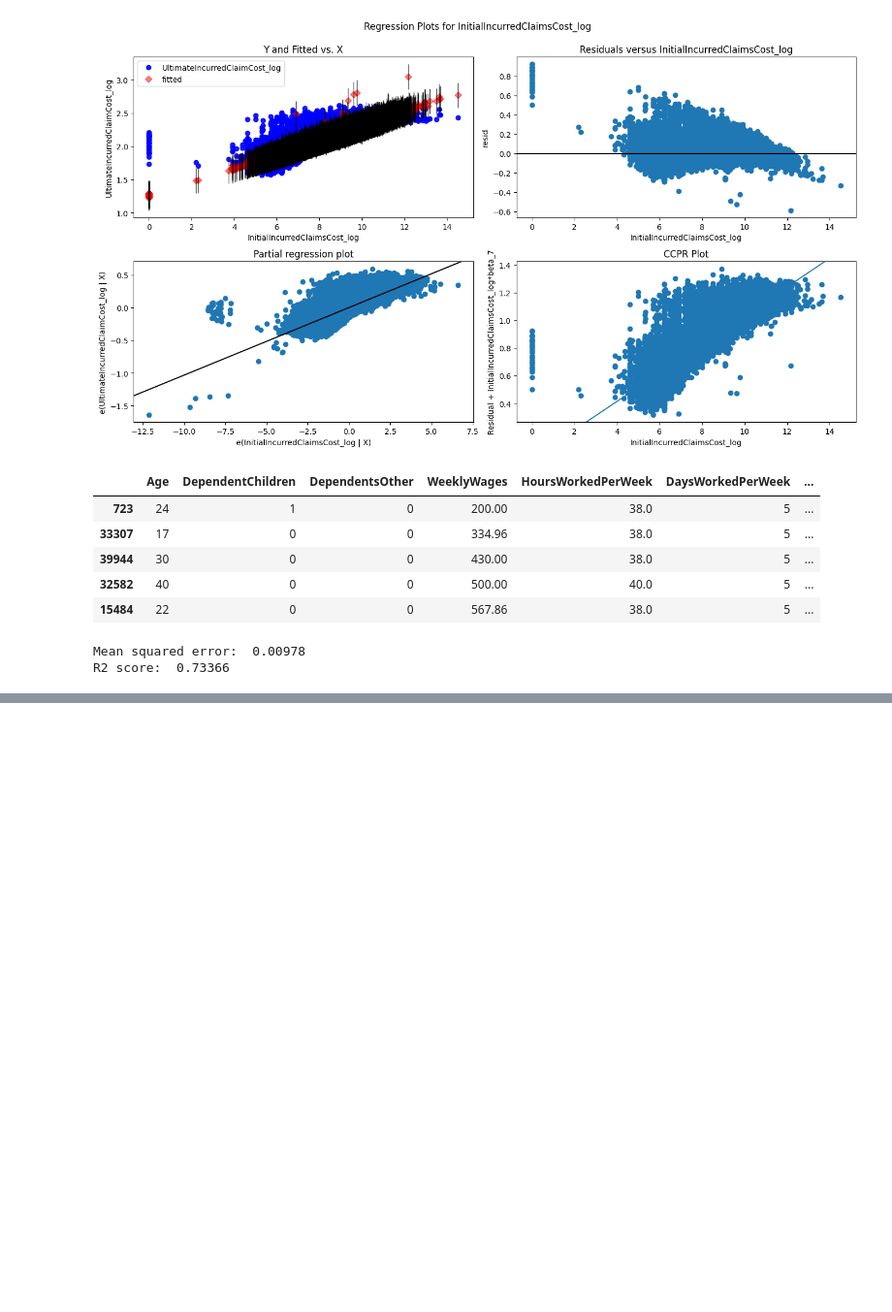
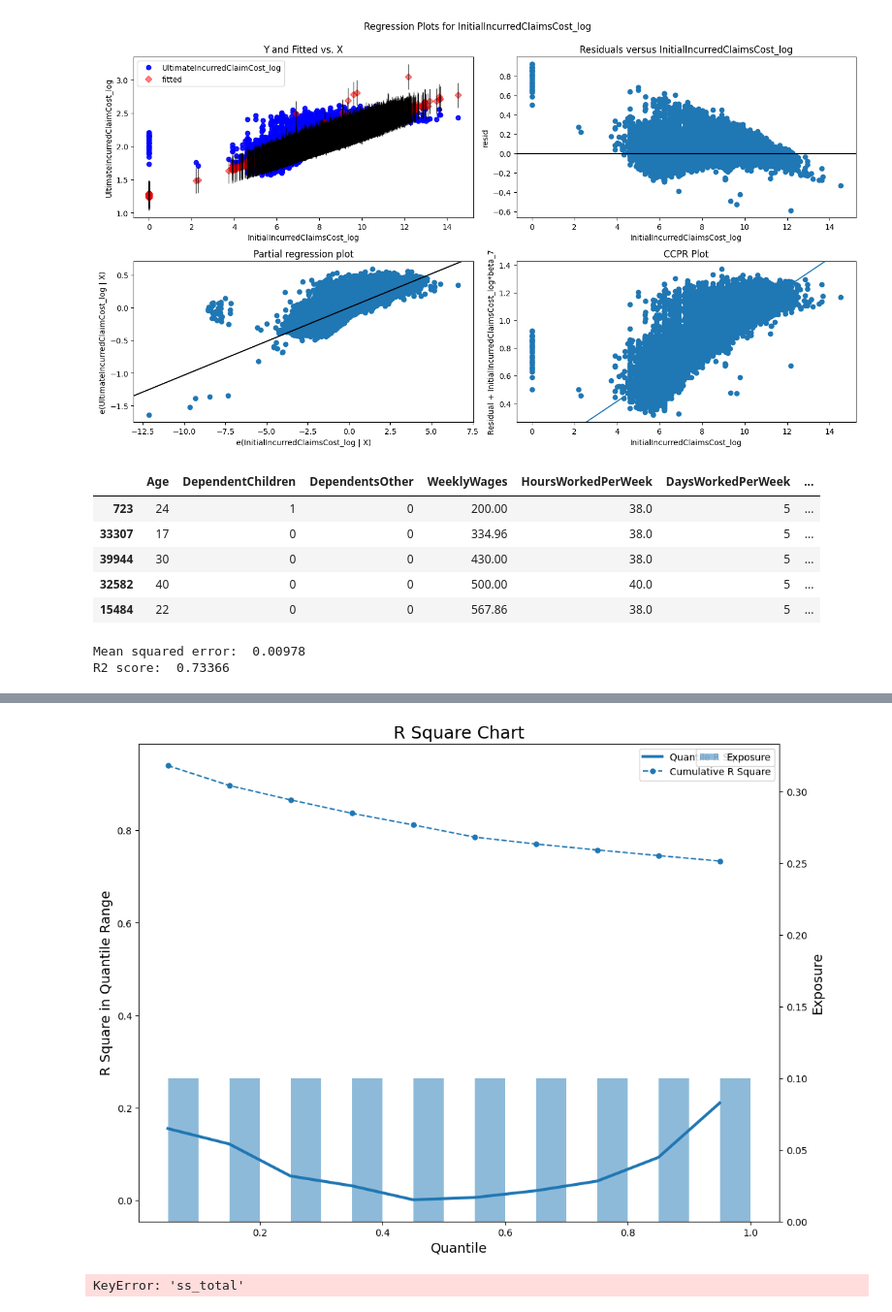
Before and after one commit to jiehanzhu/example_collection, a Jupyter notebook: insurance/Loss Cost Modeling.ipynb, the cells around one changed output, grey strips where cells are left out. Shown at 97% size. Cells and saved outputs as stored; diff of their text form; code cells hidden in the pictures; blank space fills up the shorter version.

```diff
--- a/insurance/Loss Cost Modeling.ipynb
+++ b/insurance/Loss Cost Modeling.ipynb
@@ -473,3 +462,20 @@ SyntaxError: invalid syntax. Perhaps you forgot a comma? (utils.py, line 114)
+# %%
+lift = LiftChart(y_dev_log, yhat_dev_log)
+data_r_square = lift.quantile_data_r_square(n_quantiles=10)
+ax = lift.quantile_plot(n_quantiles=10, chart="r_square")
+# %% [output]
+[figure, added]
+# %%
+columns = ["residual_total", "residual_explained"]
+data_agg = lift.data.groupby("bin")[columns + ["exposure"]].sum().reset_index()
+data_agg["exposure"] /= sum(data_agg["exposure"])
+
+data_agg["r_square"] = (data_agg["ss_total"] - data_agg["ss_residual"]) / sum(data_agg["ss_total"])
+data_agg["cumul_r_square"] = 1 - np.cumsum(data_agg["ss_residual"]) / sum(data_agg["ss_total"])
+
+data_agg
+# %% [output]
+KeyError: 'ss_total'
 # %%
 from typing import Optional, List, Dict
 
```
Also changed, not shown: parts of 5 cells of this notebook, 1 other file.
